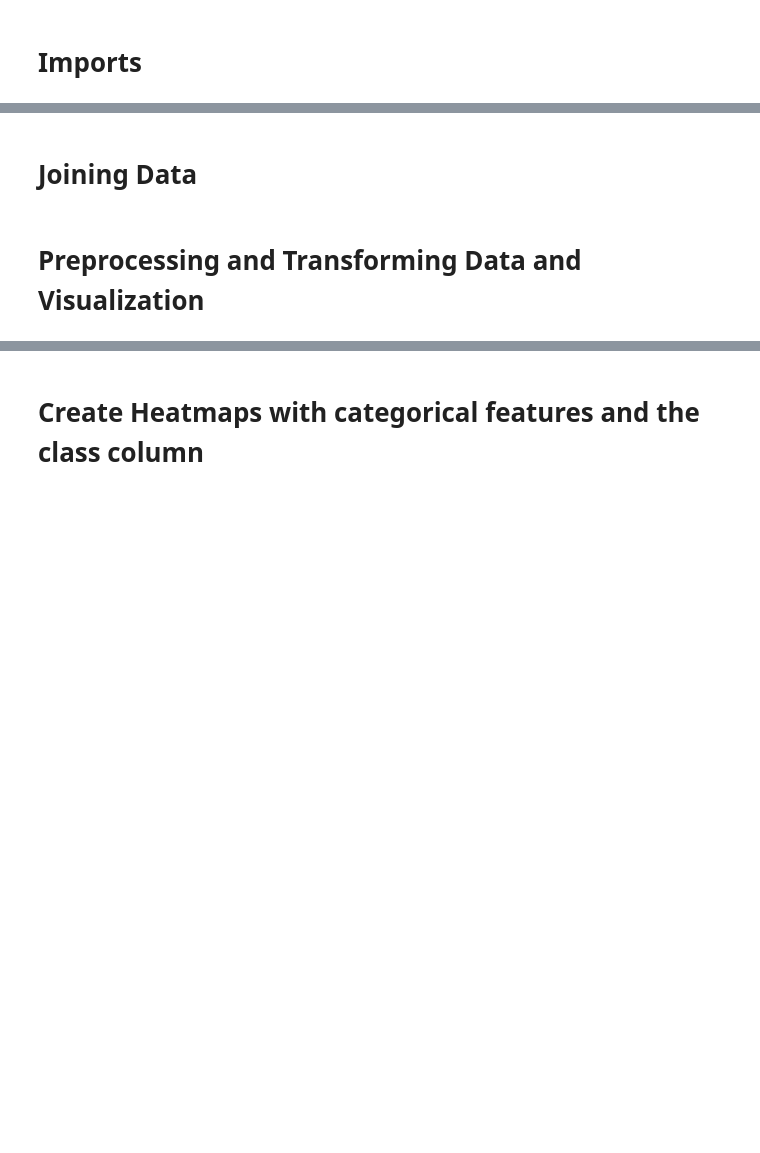
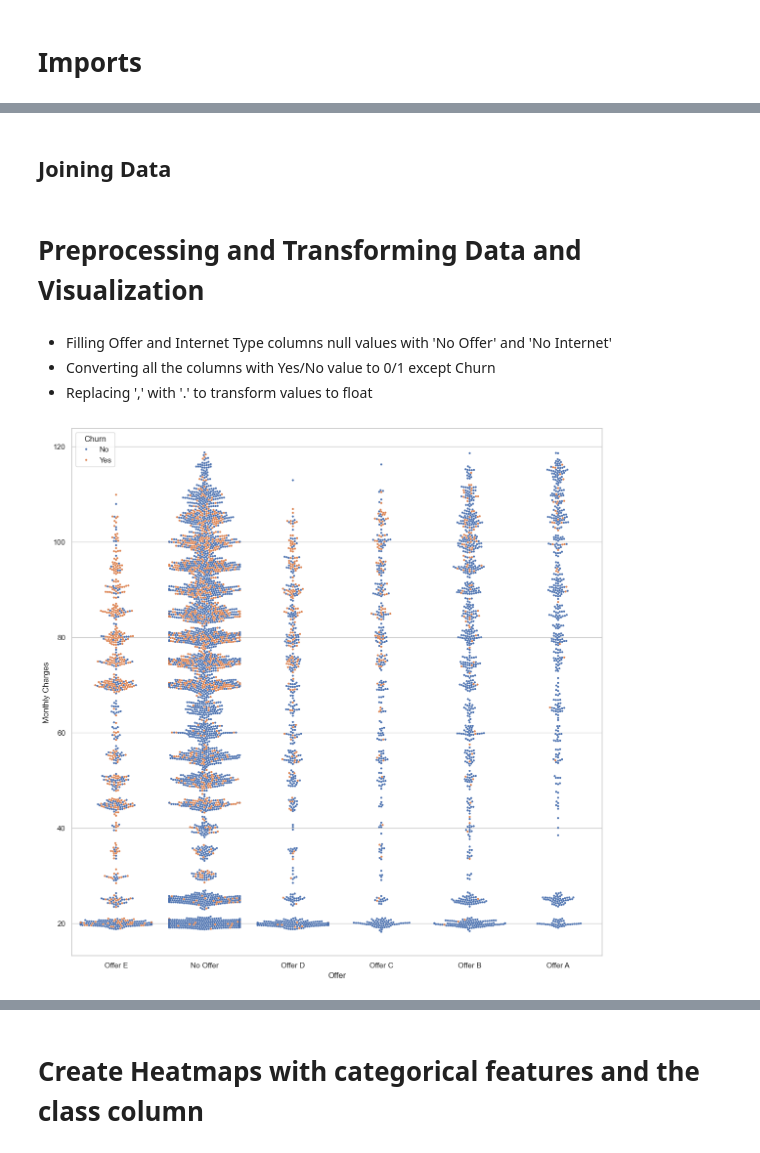
Before and after one commit to georgevrbs/customer_churn_machine_learning, a Jupyter notebook: Telecommunication_Customer_Churn_3.ipynb, the cells around one changed output, grey strips where cells are left out. Cells and saved outputs as stored; diff of their text form; code cells hidden in the pictures; blank space fills up the shorter version.

```diff
--- a/Telecommunication_Customer_Churn_3.ipynb
+++ b/Telecommunication_Customer_Churn_3.ipynb
@@ -4,7 +4,7 @@
 import numpy as np
 import pandas as pd
 import matplotlib.pyplot as plt
-import seaborn as sn
+import seaborn as sns
 
 from IPython.display import display
 from time import time
@@ -12,7 +12,7 @@ from sklearn.metrics import RocCurveDisplay
 from sklearn.pipeline import make_pipeline
 from sklearn.model_selection import StratifiedKFold, GridSearchCV, RandomizedSearchCV
 from sklearn.model_selection import train_test_split, cross_val_score, cross_validate
-from sklearn.feature_selection import SelectFromModel, RFECV, SelectKBest, f_classif, mutual_info_classif
+from sklearn.feature_selection import RFECV, SelectKBest, f_classif
 from sklearn.preprocessing import OneHotEncoder, StandardScaler
 from sklearn.metrics import confusion_matrix, ConfusionMatrixDisplay, roc_auc_score
 from sklearn.metrics import accuracy_score, f1_score, classification_report, precision_recall_curve
@@ -22,8 +22,8 @@ from sklearn.metrics import accuracy_score, f1_score, classification_report, pre
 from sklearn.tree import DecisionTreeClassifier
 from sklearn.linear_model import SGDClassifier, LogisticRegression
 from sklearn.neighbors import KNeighborsClassifier
-from sklearn.naive_bayes import GaussianNB, BernoulliNB
+from sklearn.naive_bayes import GaussianNB
 from sklearn.ensemble import RandomForestClassifier, GradientBoostingClassifier, AdaBoostClassifier, BaggingClassifier
 from xgboost import XGBClassifier
 
-sn.set_theme(style="whitegrid")
+sns.set_theme(style="whitegrid")
@@ -59,7 +61,7 @@ churn_status = pd.read_excel('Telco_customer_churn_status.xlsx', index_col='Cust
 # churn_services.info()
 # churn_status.info()
 # %% [markdown]
-# Joining Data
+## Joining Data
 # %%
 demographic_cols = ['Gender','Age', 'Under 30', 'Married', 'Number of Dependents']
 churn_data_no_total_charges = churn_data.drop(columns='Total Charges')
@@ -83,6 +87,10 @@ churn_wservices = updated_churn_data_zip.join(churn_services.drop(['Phone Servic
 final_dataset = churn_wservices.drop(columns=['LoyaltyID', 'ID', 'Service ID', 'Count', 'Quarter'])
 # %% [markdown]
 # Preprocessing and Transforming Data and Visualization
+# %% [markdown]
+- Filling Offer and Internet Type columns null values with 'No Offer' and 'No Internet'
+- Converting all the columns with Yes/No value to 0/1 except Churn
+- Replacing ',' with '.' to transform values to float
 # %%
 from sklearn import metrics
 import matplotlib.pyplot as plt
@@ -102,6 +110,8 @@ final_dataset = mapYesNo(final_dataset)
 final_dataset['Total Charges'] = final_dataset['Total Charges'].replace(',', '.')
 final_dataset['Total Charges'] = final_dataset['Total Charges'].astype(np.float16)
 # %%
-# plt.figure(figsize=(14, 14))
-# sn.swarmplot(final_dataset, x='Offer', y='Monthly Charges', size=3, hue='Churn')
-# plt.show()
+plt.figure(figsize=(14, 14))
+sns.swarmplot(final_dataset, x='Offer', y='Monthly Charges', size=3, hue='Churn')
+plt.show()
+# %% [output]
+[figure, added]
```
Also changed, not shown: parts of 32 cells of this notebook.
